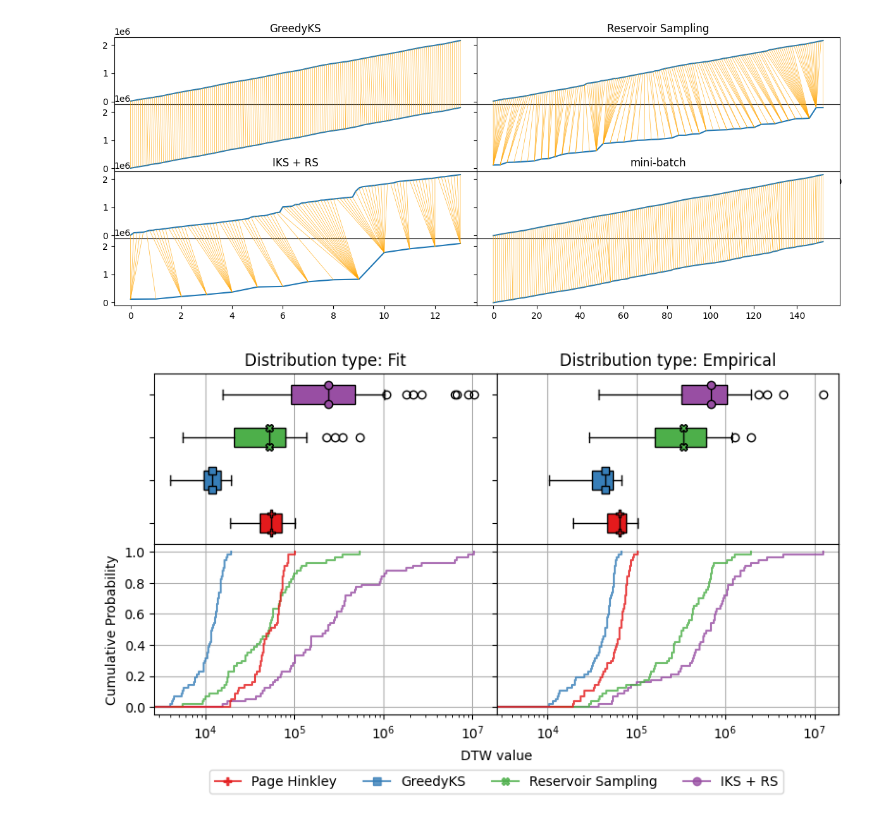
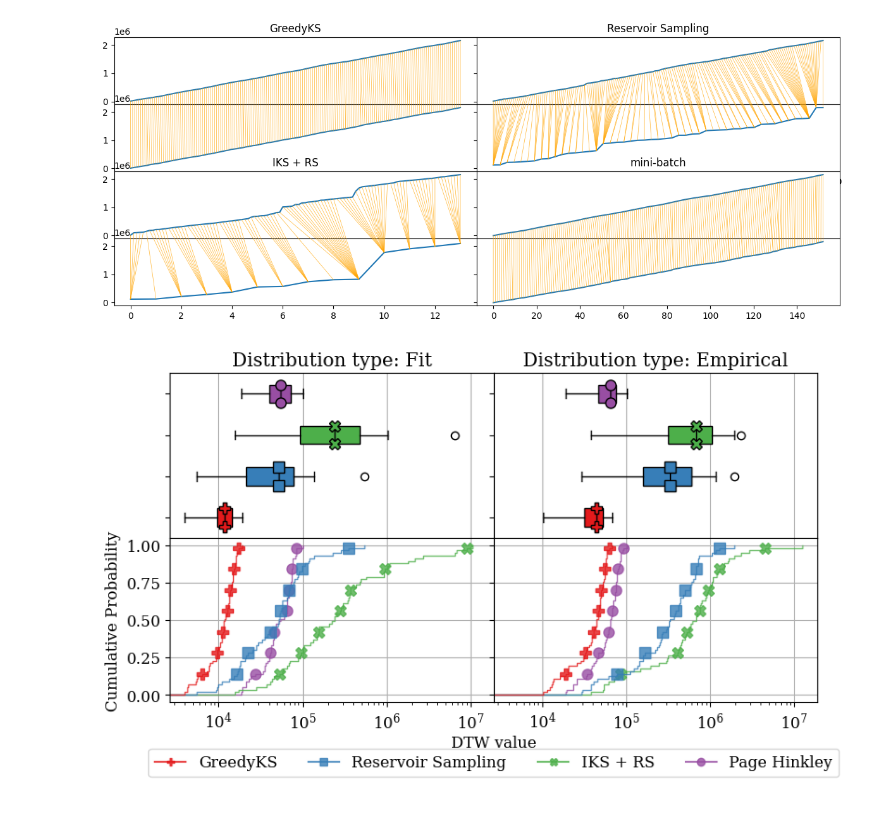
Before and after one commit to thalistdg/TCC, a Jupyter notebook: src/detect_drifts.ipynb, the cells around one changed output. Saved outputs shown, nothing was run; the diff lists cells and outputs as text; code cells hidden in the pictures.

Commit message:
improve plot twitter dtw

```diff
--- a/src/detect_drifts.ipynb
+++ b/src/detect_drifts.ipynb
@@ -265,6 +268,13 @@ def read_all_weeks(file_names):
 # %%
 results_dtw = read_all_weeks(file_names)
 # %%
+font = {
+    'family':'serif',
+    'weight':'normal',
+    'size':12
+}
+matplotlib.rc('font', **font)
+
 axes_prop_cycle = {
     'markersize':[8]*20,
     'linewidth':[1]*20,
@@ -272,6 +282,11 @@ axes_prop_cycle = {
     'marker':['o', 'X', 's', 'P', 'D']*4,
     'color':sns.color_palette("Set1", 20)
 }
+matplotlib.rc('axes', prop_cycle=cycler.cycler(**axes_prop_cycle))
+
+matplotlib.rc('mathtext', fontset='cm')
+
+pd.options.display.float_format = '{:,.4f}'.format
 
 def show_results(results, axs, d_type, legend=False):
     bps = axs[0].boxplot(results, vert=False, patch_artist=True)
@@ -291,31 +306,31 @@ def show_results(results, axs, d_type, legend=False):
     axs[1].grid()
     axs[1].set_ylim([-0.05, 1.05])
 
     return bps
 
 fig, axs = plt.subplots(2,2, sharex=True, figsize=(8,5), gridspec_kw={'hspace':0.0, 'wspace':0.0})
 
 for e, (i,j, k) in enumerate(zip(results_dtw, axs.T, ['Fit', 'Empirical'])):
     zz = show_results(results_dtw[e], j, k, e == 0)
     j[0].set_yticklabels([])
 
     if e:
         j[1].set_yticklabels([])
         j[1].set_ylabel('')
 
 
 axs[1,0].set_ylabel('Cumulative Probability')
 axs[1,1].set_xlabel('DTW value')
 axs[1,1].xaxis.set_label_coords(0, -.2)
 sns.move_legend(axs[1,0], loc='lower center', ncol=5, bbox_to_anchor=(1.0, -0.5))
 
 for i, j in zip(axs[1,0].legend_.legendHandles, axes_prop_cycle['marker'][3::-1]):
     i.set_marker(j)
     i.set_markersize(6)
 
 
 fig.tight_layout()
 
 # fig.savefig('./data_pdf_files/call_center.pdf')
 # %% [output]
-[figure, old version]
+[figure, new version]
```
Also changed, not shown: parts of 1 cell of this notebook, 1 other file.
